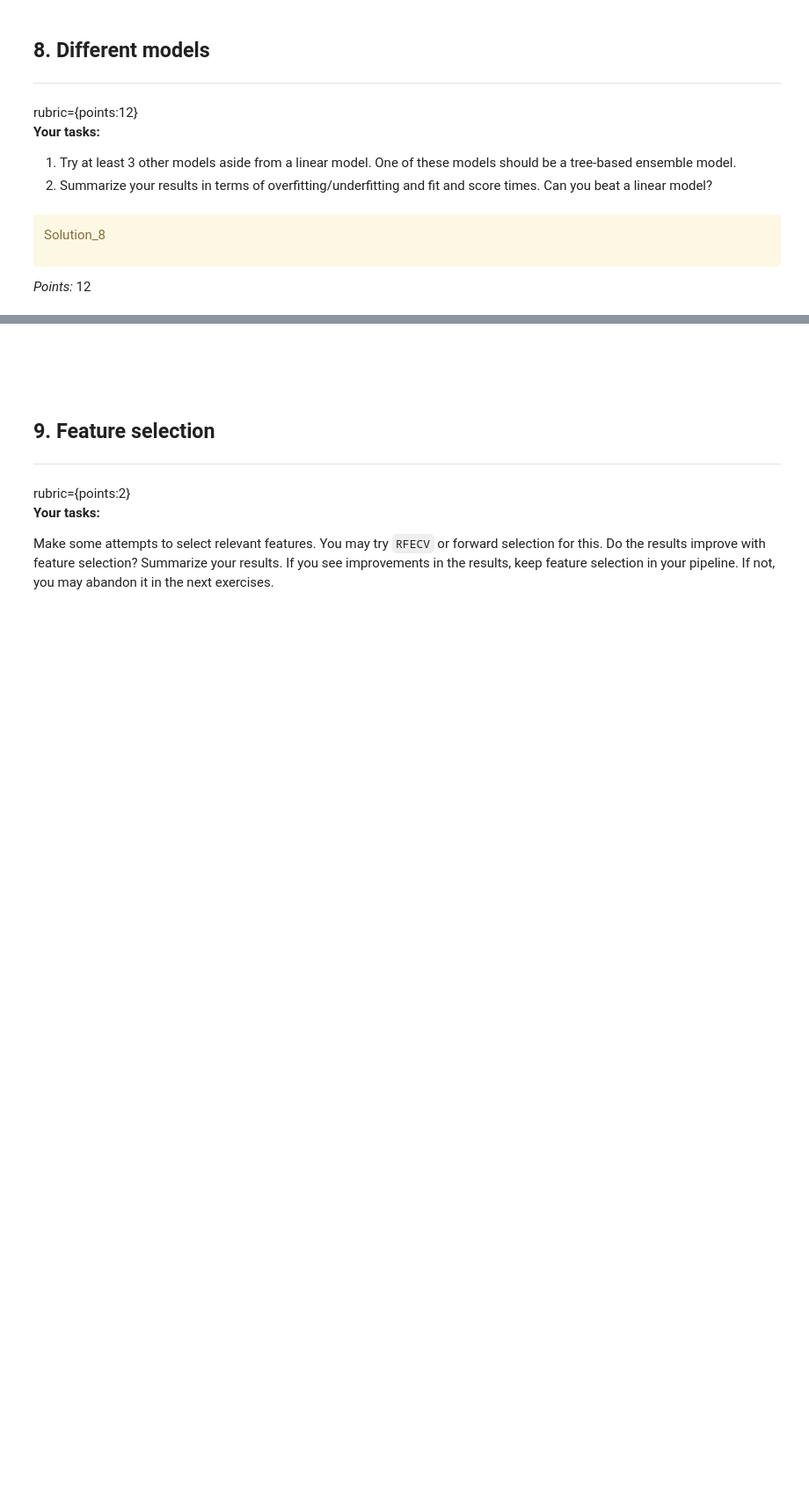
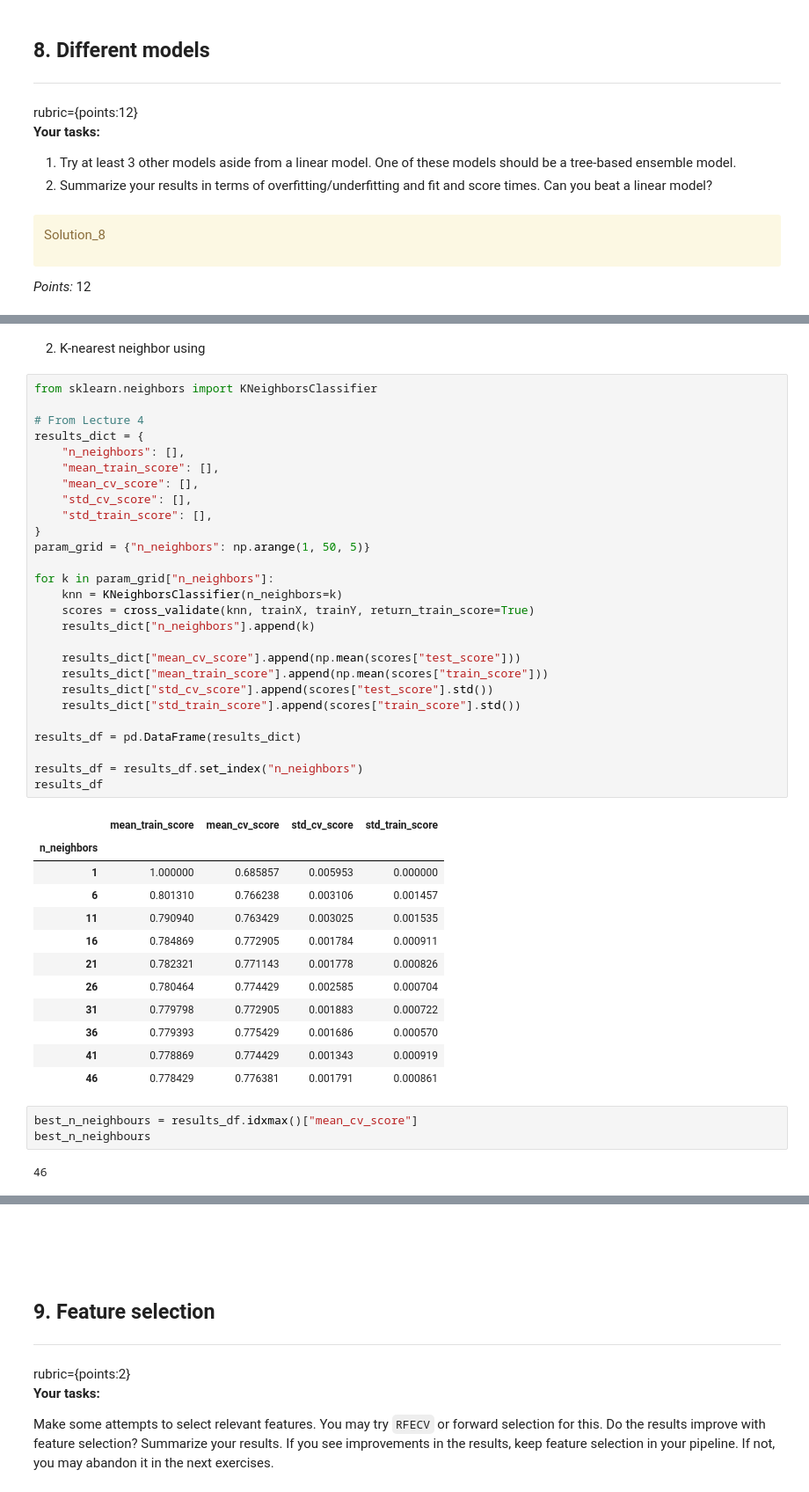
Before and after one commit to LaoAronn/CC-Default-Classification, a Jupyter notebook: hw5.ipynb, the cells around one changed output, grey strips where cells are left out. Shown at 88% size. Saved outputs shown, nothing was run; the diff lists cells and outputs as text; blank space fills up the shorter version.

```diff
--- a/hw5.ipynb
+++ b/hw5.ipynb
@@ -633,0 +693,47 @@ Ellipsis
+# %% [markdown]
+2) K-nearest neighbor using
+# %%
+from sklearn.neighbors import KNeighborsClassifier
+
+# From Lecture 4
+results_dict = {
+    "n_neighbors": [],
+    "mean_train_score": [],
+    "mean_cv_score": [],
+    "std_cv_score": [],
+    "std_train_score": [],
+}
+param_grid = {"n_neighbors": np.arange(1, 50, 5)}
+
+for k in param_grid["n_neighbors"]:
+    knn = KNeighborsClassifier(n_neighbors=k)
+    scores = cross_validate(knn, trainX, trainY, return_train_score=True)
+    results_dict["n_neighbors"].append(k)
+
+    results_dict["mean_cv_score"].append(np.mean(scores["test_score"]))
+    results_dict["mean_train_score"].append(np.mean(scores["train_score"]))
+    results_dict["std_cv_score"].append(scores["test_score"].std())
+    results_dict["std_train_score"].append(scores["train_score"].std())
+
+results_df = pd.DataFrame(results_dict)
+
+results_df = results_df.set_index("n_neighbors")
+results_df
+# %% [output]
+|  | mean_train_score | mean_cv_score | std_cv_score | std_train_score |
+| n_neighbors |  |  |  |  |
+| 1 | 1.000000 | 0.685857 | 0.005953 | 0.000000 |
+| 6 | 0.801310 | 0.766238 | 0.003106 | 0.001457 |
+| 11 | 0.790940 | 0.763429 | 0.003025 | 0.001535 |
+| 16 | 0.784869 | 0.772905 | 0.001784 | 0.000911 |
+| 21 | 0.782321 | 0.771143 | 0.001778 | 0.000826 |
+| 26 | 0.780464 | 0.774429 | 0.002585 | 0.000704 |
+| 31 | 0.779798 | 0.772905 | 0.001883 | 0.000722 |
+| 36 | 0.779393 | 0.775429 | 0.001686 | 0.000570 |
+| 41 | 0.778869 | 0.774429 | 0.001343 | 0.000919 |
+| 46 | 0.778429 | 0.776381 | 0.001791 | 0.000861 |
+# %%
+best_n_neighbours = results_df.idxmax()["mean_cv_score"]
+best_n_neighbours
+# %% [output]
+46
```
Also changed, not shown: parts of 20 cells of this notebook.
